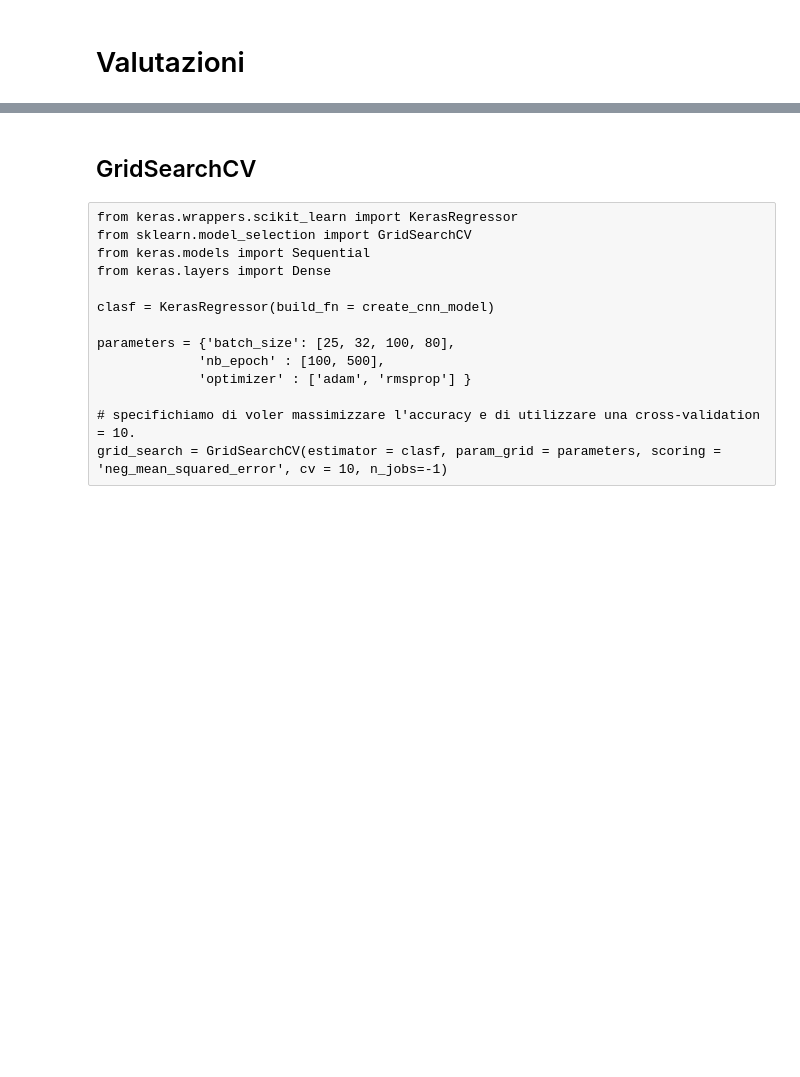
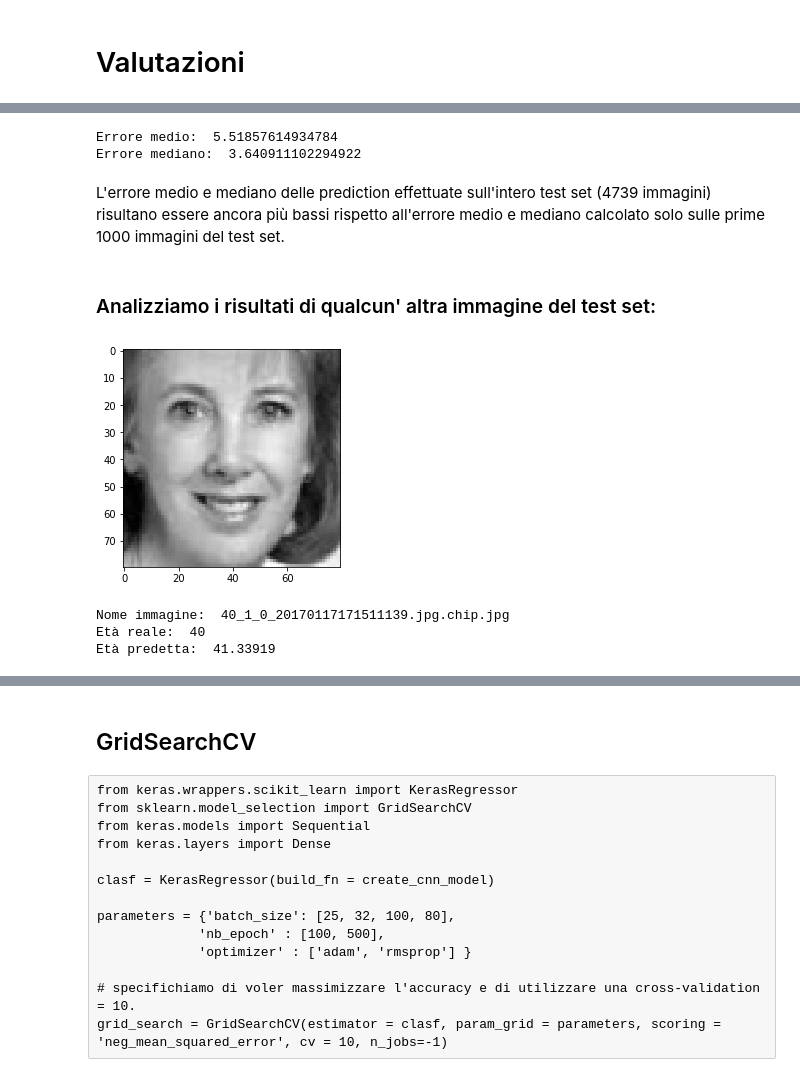
Before and after one commit to domenico97/AgeReg, a Jupyter notebook: AgeReg.ipynb, the cells around one changed output, grey strips where cells are left out. Drawn from its saved outputs; the diff is of its cells as text; code cells hidden in the pictures; blank space fills up the shorter version.

```diff
--- a/AgeReg.ipynb
+++ b/AgeReg.ipynb
@@ -478 +477,25 @@ plt.show()
+# %%
+#Calcoliamo l'errore medio e la mediana di tutte le 4739 immagini di test
+dist = abs(y_test - predictions_age)
+print("Errore medio: ",np.mean(dist))
+print("Errore mediano: ",np.median(dist))
+# %% [output]
+Errore medio:  5.51857614934784
+Errore mediano:  3.640911102294922
+# %% [markdown]
+L'errore medio e mediano delle prediction effettuate sull'intero test set (4739 immagini) risultano essere ancora più bassi rispetto all'errore medio e mediano calcolato solo sulle prime 1000 immagini del test set.
+# %% [markdown]
+### Analizziamo i risultati di qualcun' altra immagine del test set:
+# %%
+#Selezioniamo qualche immagine del test set e confrontiamo il valore predetto con il valore reale
+idx=735
+display(images_test[idx])
+print("Nome immagine: ",fileName_test[idx])
+print("Età reale: ", y_test[idx])
+print("Età predetta: ",predictions_age[idx])
+# %% [output]
+[figure, added]
+Nome immagine:  40_1_0_20170117171511139.jpg.chip.jpg
+Età reale:  40
+Età predetta:  41.33919
 # %%
```
Also changed, not shown: parts of 26 cells of this notebook.
